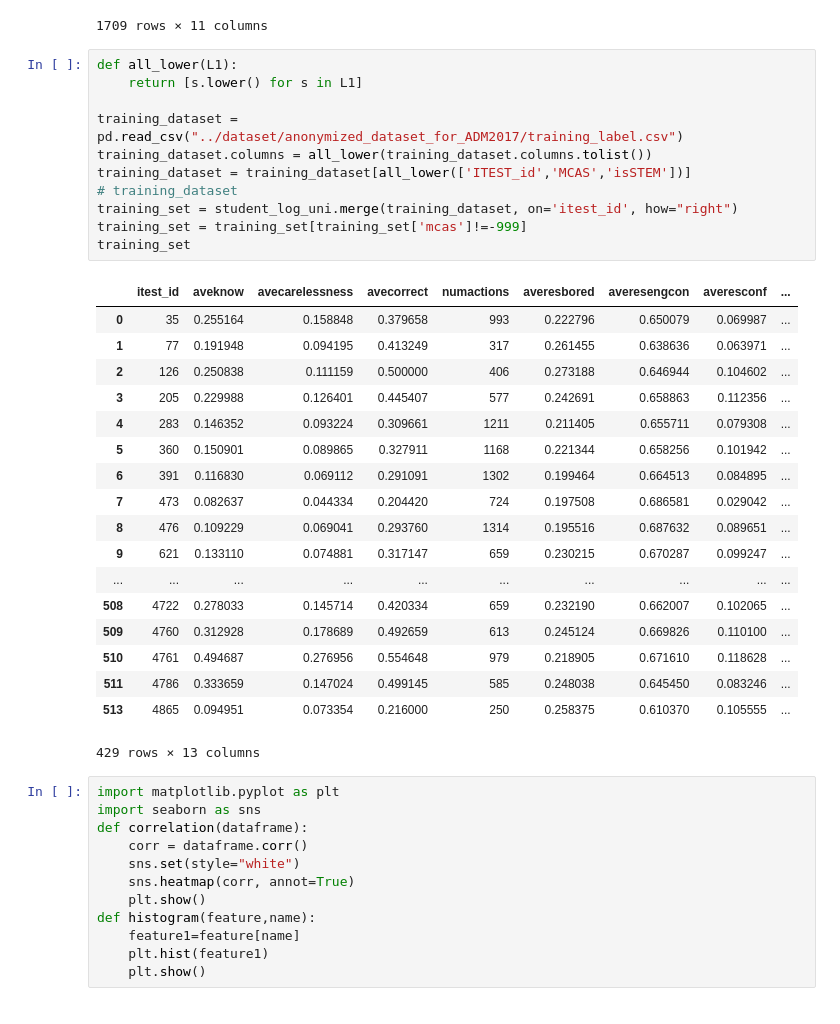
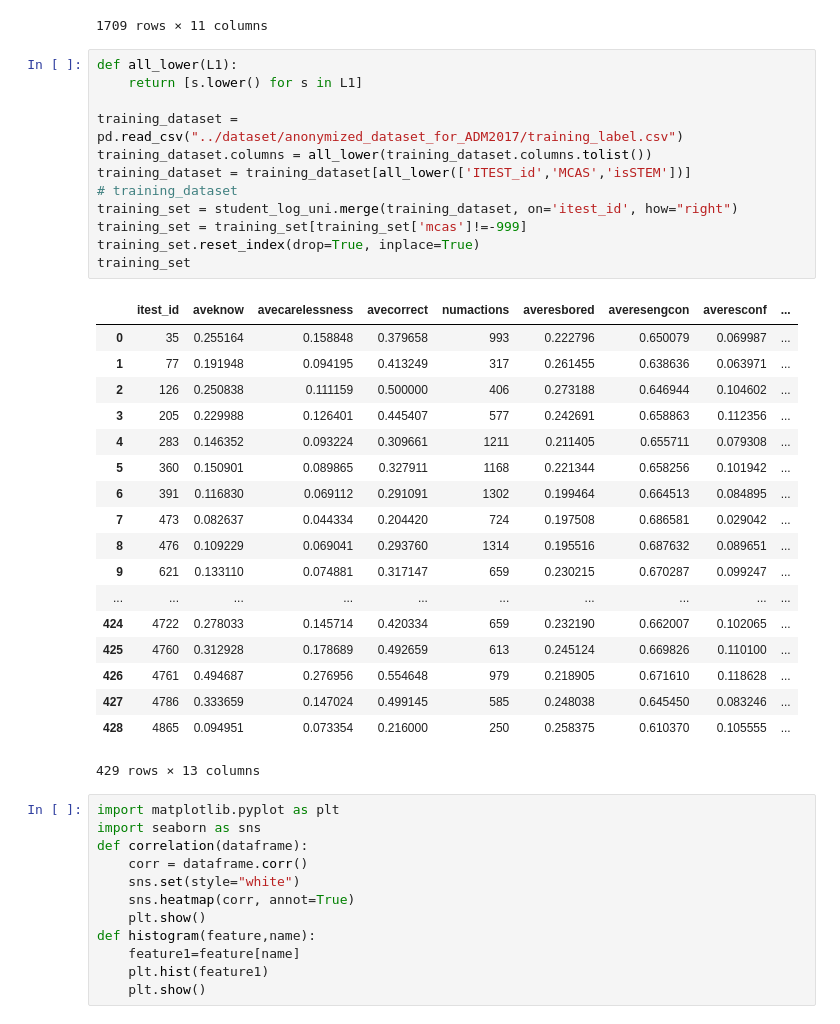
Before and after one commit to zyfzjsc988/DataMining, a Jupyter notebook: Qi_Fay_Joy/preprocess.ipynb, the cells around one changed output. Drawn from its saved outputs; the diff is of its cells as text.

```diff
--- a/Qi_Fay_Joy/preprocess.ipynb
+++ b/Qi_Fay_Joy/preprocess.ipynb
@@ -60,32 +60,33 @@ student_log_uni
 # %%
 def all_lower(L1):
     return [s.lower() for s in L1]
 
 training_dataset = pd.read_csv("../dataset/anonymized_dataset_for_ADM2017/training_label.csv")
 training_dataset.columns = all_lower(training_dataset.columns.tolist())
 training_dataset = training_dataset[all_lower(['ITEST_id','MCAS','isSTEM'])]
 # training_dataset
 training_set = student_log_uni.merge(training_dataset, on='itest_id', how="right")
 training_set = training_set[training_set['mcas']!=-999]
+training_set.reset_index(drop=True, inplace=True)
 training_set
 # %% [output]
 |  | itest_id | aveknow | avecarelessness | avecorrect | numactions | averesbored | averesengcon | averesconf | ... |
 | 0 | 35 | 0.255164 | 0.158848 | 0.379658 | 993 | 0.222796 | 0.650079 | 0.069987 | ... |
 | 1 | 77 | 0.191948 | 0.094195 | 0.413249 | 317 | 0.261455 | 0.638636 | 0.063971 | ... |
 | 2 | 126 | 0.250838 | 0.111159 | 0.500000 | 406 | 0.273188 | 0.646944 | 0.104602 | ... |
 | 3 | 205 | 0.229988 | 0.126401 | 0.445407 | 577 | 0.242691 | 0.658863 | 0.112356 | ... |
 | 4 | 283 | 0.146352 | 0.093224 | 0.309661 | 1211 | 0.211405 | 0.655711 | 0.079308 | ... |
 | 5 | 360 | 0.150901 | 0.089865 | 0.327911 | 1168 | 0.221344 | 0.658256 | 0.101942 | ... |
 | 6 | 391 | 0.116830 | 0.069112 | 0.291091 | 1302 | 0.199464 | 0.664513 | 0.084895 | ... |
 | 7 | 473 | 0.082637 | 0.044334 | 0.204420 | 724 | 0.197508 | 0.686581 | 0.029042 | ... |
 | 8 | 476 | 0.109229 | 0.069041 | 0.293760 | 1314 | 0.195516 | 0.687632 | 0.089651 | ... |
 | 9 | 621 | 0.133110 | 0.074881 | 0.317147 | 659 | 0.230215 | 0.670287 | 0.099247 | ... |
 | ... | ... | ... | ... | ... | ... | ... | ... | ... | ... |
-| 508 | 4722 | 0.278033 | 0.145714 | 0.420334 | 659 | 0.232190 | 0.662007 | 0.102065 | ... |
-| 509 | 4760 | 0.312928 | 0.178689 | 0.492659 | 613 | 0.245124 | 0.669826 | 0.110100 | ... |
-| 510 | 4761 | 0.494687 | 0.276956 | 0.554648 | 979 | 0.218905 | 0.671610 | 0.118628 | ... |
-| 511 | 4786 | 0.333659 | 0.147024 | 0.499145 | 585 | 0.248038 | 0.645450 | 0.083246 | ... |
-| 513 | 4865 | 0.094951 | 0.073354 | 0.216000 | 250 | 0.258375 | 0.610370 | 0.105555 | ... |
+| 424 | 4722 | 0.278033 | 0.145714 | 0.420334 | 659 | 0.232190 | 0.662007 | 0.102065 | ... |
+| 425 | 4760 | 0.312928 | 0.178689 | 0.492659 | 613 | 0.245124 | 0.669826 | 0.110100 | ... |
+| 426 | 4761 | 0.494687 | 0.276956 | 0.554648 | 979 | 0.218905 | 0.671610 | 0.118628 | ... |
+| 427 | 4786 | 0.333659 | 0.147024 | 0.499145 | 585 | 0.248038 | 0.645450 | 0.083246 | ... |
+| 428 | 4865 | 0.094951 | 0.073354 | 0.216000 | 250 | 0.258375 | 0.610370 | 0.105555 | ... |
 429 rows × 13 columns
 # %%
 import matplotlib.pyplot as plt
```
Also changed, not shown: parts of 5 cells of this notebook.
